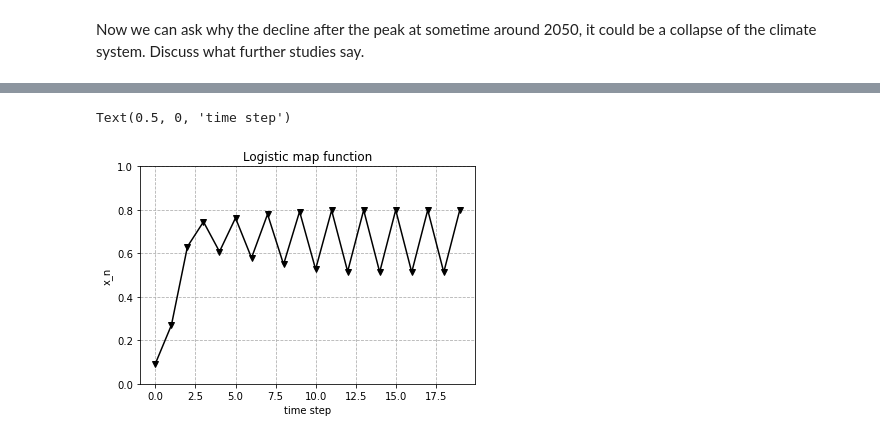
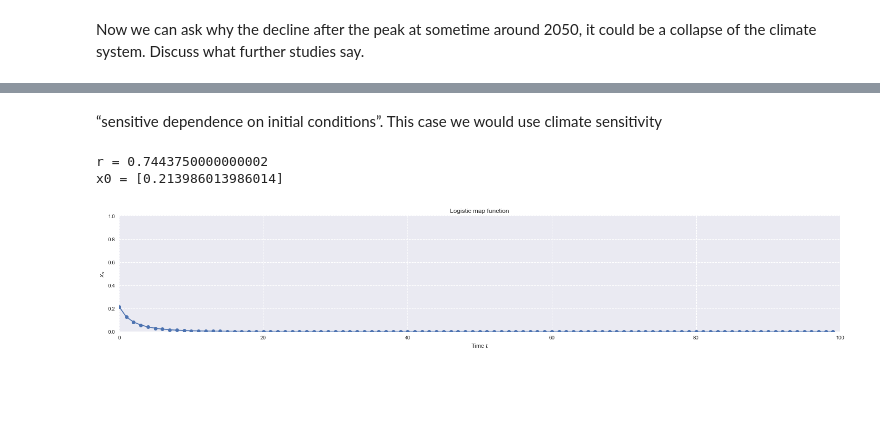
Before and after one commit to JohnOlushola/adaptive_climate_pathways, a Jupyter notebook: climate_system.ipynb, the cells around one changed output, grey strips where cells are left out. Saved outputs shown, nothing was run; the diff lists cells and outputs as text; code cells hidden in the pictures; blank space fills up the shorter version.

Commit message:
feat: wip chaos and test

```diff
--- a/climate_system.ipynb
+++ b/climate_system.ipynb
@@ -33,3 +16,11 @@ import pandas as pd
+# %%
+import numpy as np
+import matplotlib.pyplot as plt
+import pandas as pd
+
+# Plot options
+plt.rcParams["figure.autolayout"] = True
+plt.style.use('seaborn')
 # %%
 class ClimateSystem:
     def __init__(self):
@@ -203,0 +243,9 @@ No handles with labels found to put in legend.
+# %%
+fig, ax = plt.subplots(nrows=1, ncols=4, figsize=(20, 5))
+
+for i in range(len(climate.forcing_types)):
+    ax[i].plot(*climate.get_forcing_projections(climate.forcing_types[i]), label=climate.forcing_types[i])
+    ax[i].set_xlabel('Year')
+    ax[i].set_ylabel('[W/m$^2$]')
+    ax[i].set_title(climate.forcing_types[i])
+    ax[i].legend()
@@ -242,37 +270,54 @@ climate.adapt_with_chaos('Anthropogenic [W/m2]')
+# %% [markdown]
+“sensitive dependence on initial conditions”. This case we would use climate sensitivity
 # %%
 # Logistic map function
 def chaos(r, x):
     """
     xn+1 = rxn(1 − xn)
 
     xn is the population expressed as a fraction as the maximum possible,
     or “doomsday” population. Therefore xn = Pn / Pmax, where Pn is the
     current population and Pmax is the maximum possible population.
 
     r is the growth rate
     """
     return r * x * (1 - x)
 
 
-time_step = 20
-r = 3.20
-initial = 0.03
-initial_chaos = chaos(r, initial)
+years, data = climate.get_total_forcing()
+
+max_value = max(data)
+
+x = data[15]/max_value
+
+time_step = 100
+r = climate.get_forcing_growth_rate(data)
+# r = climate.estimate_climate_sensitivity(fixed=False)
+x0 = [x]
 
 # initialize array to store chaos values
-chaos_values = [initial_chaos, *np.zeros(time_step-1)]
+chaos_values = [np.array([initial, *np.zeros(time_step-1)]) for initial in x0]
 
-for i in range(time_step - 1):
-    chaos_values[i + 1] = chaos(r, chaos_values[i])
+for i in range(len(chaos_values)):
+    for j in range(time_step-1):
+        chaos_values[i][j+1] = chaos(r, chaos_values[i][j])
 
 # plot chaos values
 # set y axis to be between 0 and 1
-plt.plot(chaos_values, 'kv-')
+plt.figure(figsize=(20, 4))
+plt.grid(linestyle='--')
+plt.title('Logistic map function')
+plt.ylabel('$x_n$')
+plt.xlabel('Time $t$')
 plt.ylim(0, 1)
-plt.grid(linestyle = '--')
-plt.title('Logistic map function')
-plt.ylabel('x_n')
-plt.xlabel('time step')
+plt.xlim(0, time_step)
+for i in range(len(chaos_values)):
+    plt.plot(chaos_values[i], '-o')
+
+# print the parameters of the chaos
+print('r =', r)
+print('x0 =', x0)
 # %% [output]
-Text(0.5, 0, 'time step')
+r = 0.7443750000000002
+x0 = [0.213986013986014]
-[figure, old version]
+[figure, new version]
```
Also changed, not shown: parts of 17 cells of this notebook.
